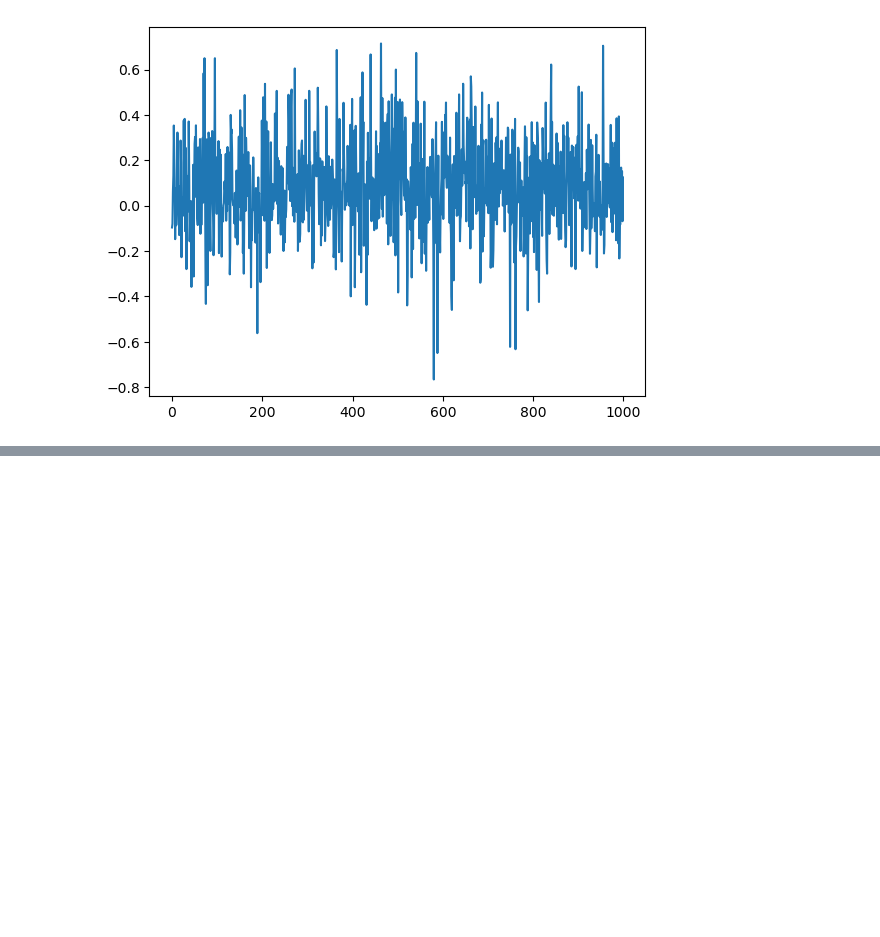
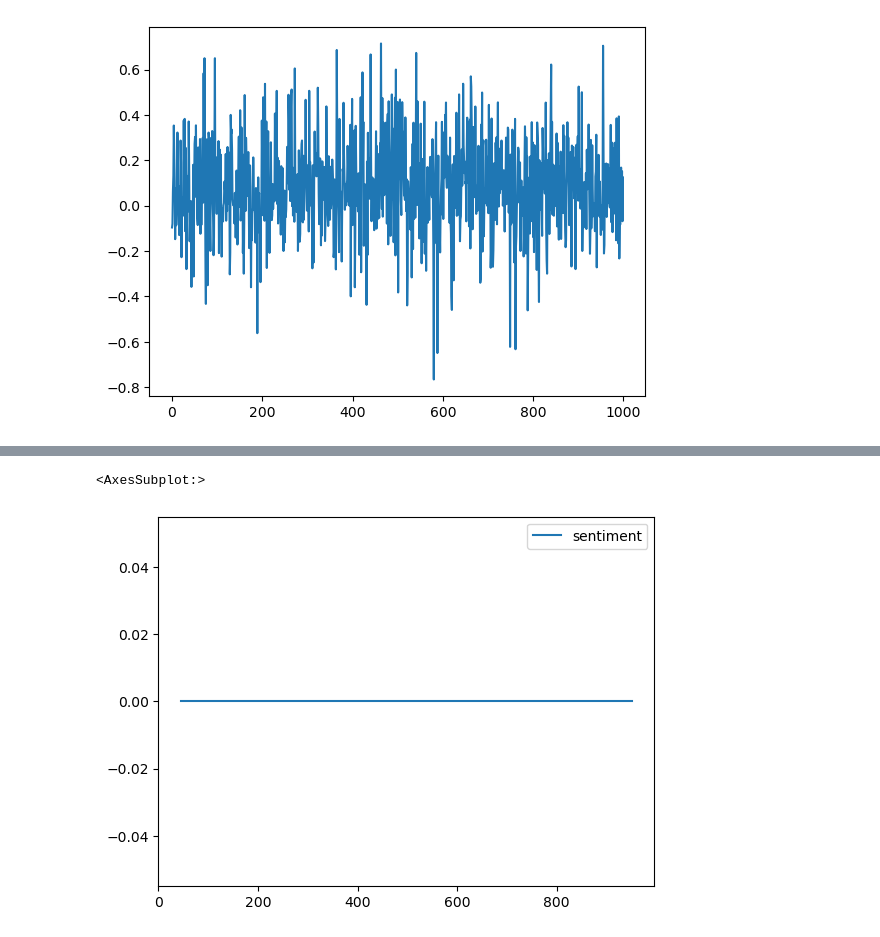
Before and after one commit to kintan-pitaloka/BritishAirways-PredictingCustomerBehaviours, a Jupyter notebook: BA_WebScraping_and_Analysis.ipynb, the cells around one changed output, grey strips where cells are left out. Saved outputs shown, nothing was run; the diff lists cells and outputs as text; code cells hidden in the pictures; blank space fills up the shorter version.

```diff
--- a/BA_WebScraping_and_Analysis.ipynb
+++ b/BA_WebScraping_and_Analysis.ipynb
@@ -295,0 +399,5 @@ data2['sentiment'].plot()
+# %%
+sentiment_netral.plot()
+# %% [output]
+<AxesSubplot:>
+[figure, added]
```
Also changed, not shown: parts of 14 cells of this notebook.
